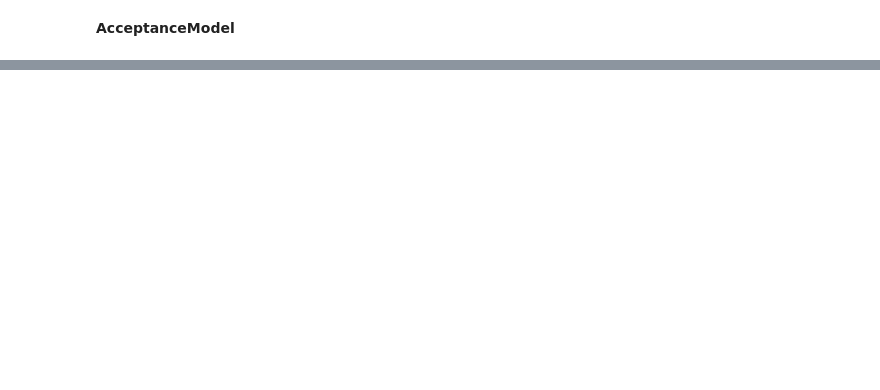
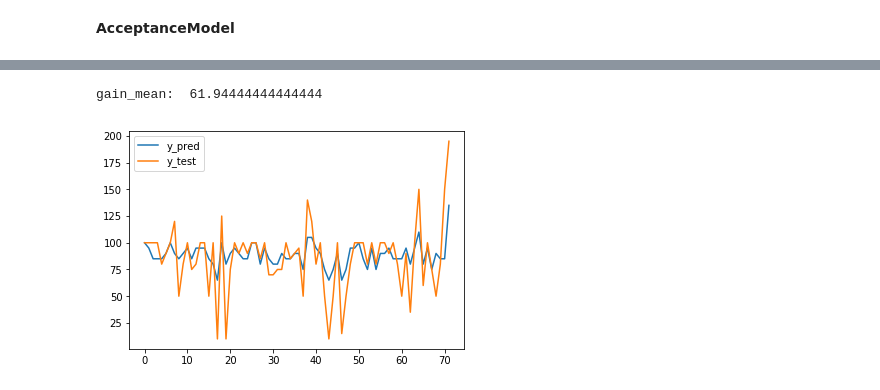
Before and after one commit to afranck64/ultimatum, a Jupyter notebook: notebooks/Model.ipynb, the cells around one changed output, grey strips where cells are left out. Drawn from its saved outputs; the diff is of its cells as text; code cells hidden in the pictures; blank space fills up the shorter version.

```diff
--- a/notebooks/Model.ipynb
+++ b/notebooks/Model.ipynb
@@ -267,0 +92,16 @@ gain_mean:  85.27777777777777
+# %%
+model = AcceptanceModel(LinearSVC(loss='epsilon_insensitive'), step=5, zero_one=True)
+#model = AcceptanceModel(KerasModel(epochs=300), zero_one=True)
+xTrain_, yTrain_ = xTrain, yTrain
+#xTrain_, yTrain_ = da.fit_predict(xTrain, yTrain, distribution=True, distance=5, retarget=True, combine=True)
+model.fit(xTrain_, yTrain_)
+yPred = model.predict(xTest)
+
+out_data = pd.DataFrame(data={'y_test': np.ravel(yTest), 'y_pred': np.ravel(yPred)})
+out_data.plot()
+
+yPred = model.predict(xTest)
+print("gain_mean: ", gain_mean(yTest.ravel(), yPred.ravel()))
+# %% [output]
+gain_mean:  61.94444444444444
+[figure, added]
```
Also changed, not shown: parts of 25 cells of this notebook, 5 other files.
